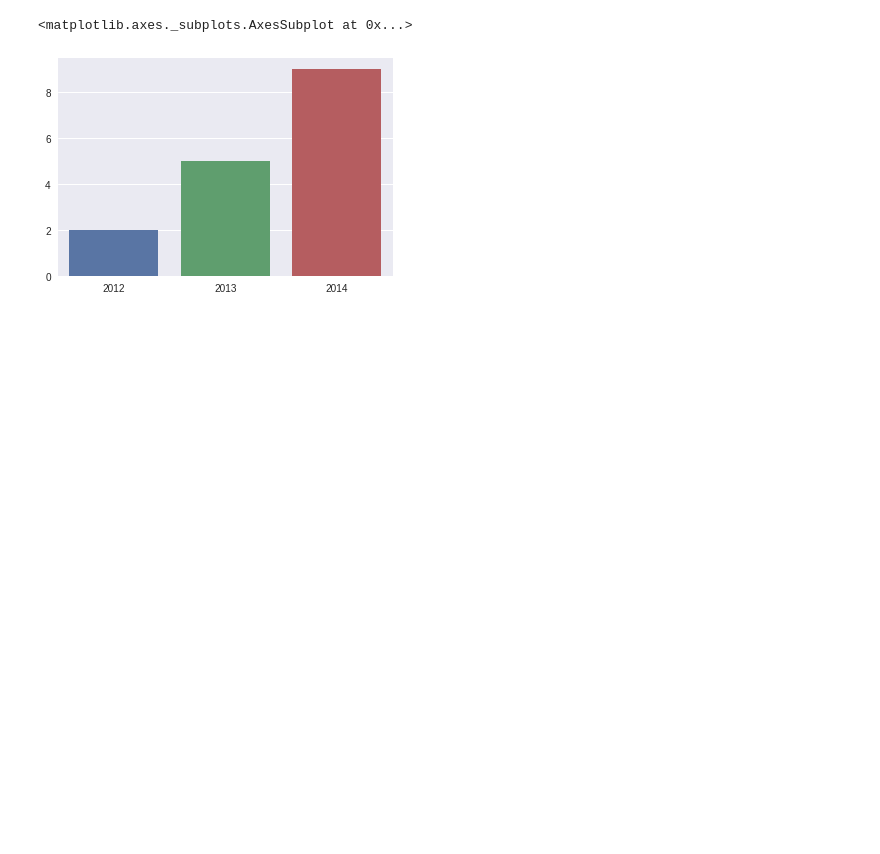
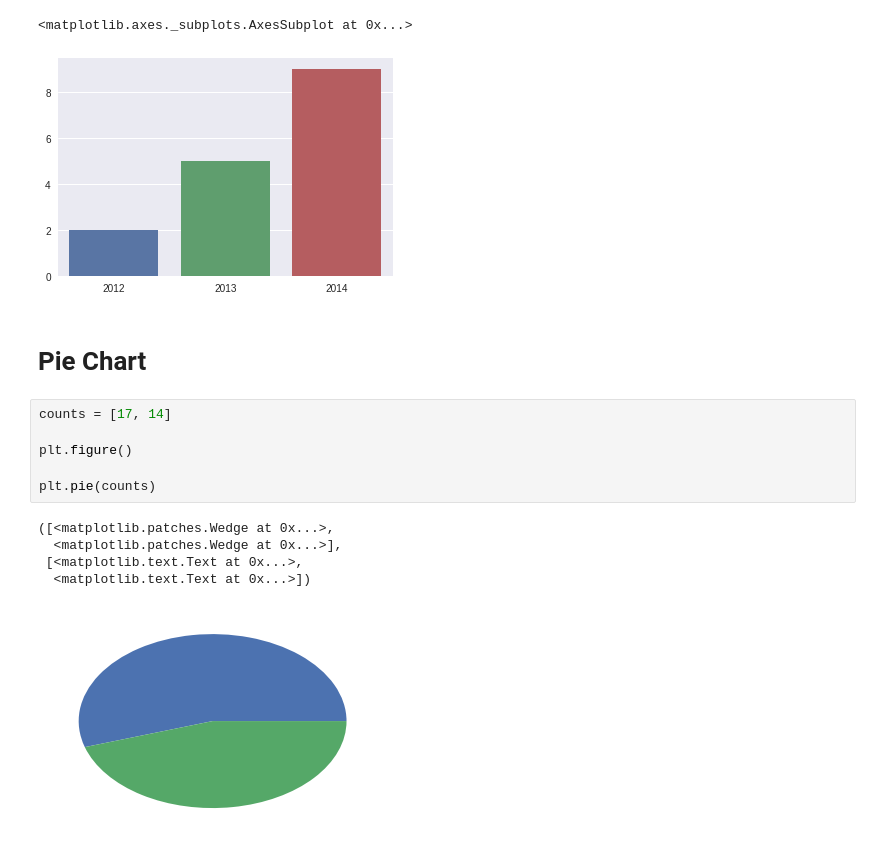
Before and after one commit to rubiagatra/dsi-jatim-camp, a Jupyter notebook: Day 2/1. Getting Started with Matplotlib and Seaborn.ipynb, the cells around one changed output. Drawn from its saved outputs; the diff is of its cells as text; blank space fills up the shorter version.

```diff
--- a/Day 2/1. Getting Started with Matplotlib and Seaborn.ipynb
+++ b/Day 2/1. Getting Started with Matplotlib and Seaborn.ipynb
@@ -102,3 +102,17 @@ sns.barplot(years, values)
 # %% [output]
 <matplotlib.axes._subplots.AxesSubplot at 0x...>
 [figure]
+# %% [markdown]
+# Pie Chart
+# %%
+counts = [17, 14]
+
+plt.figure()
+
+plt.pie(counts)
+# %% [output]
+([<matplotlib.patches.Wedge at 0x...>,
+  <matplotlib.patches.Wedge at 0x...>],
+ [<matplotlib.text.Text at 0x...>,
+  <matplotlib.text.Text at 0x...>])
+[figure, added]
```
Also changed, not shown: parts of 4 cells of this notebook, 4 other files.
